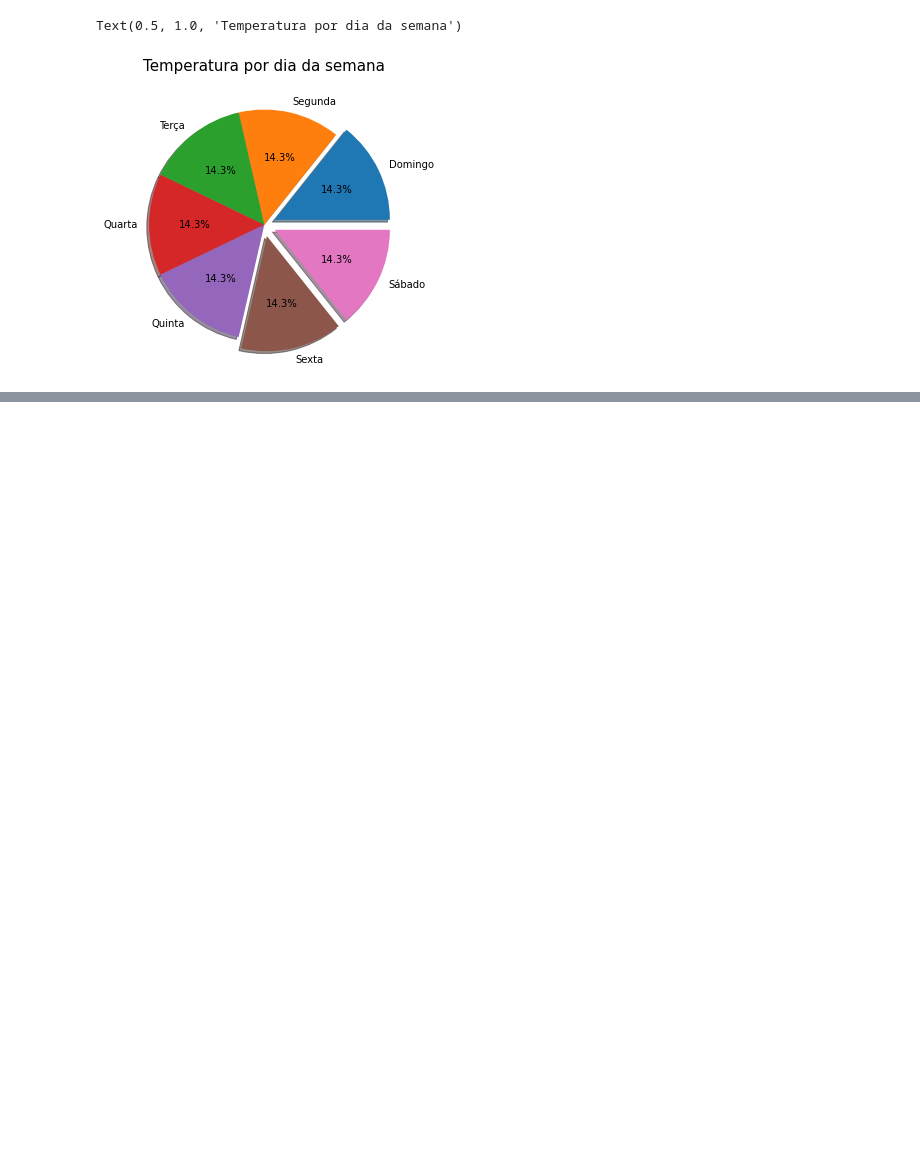
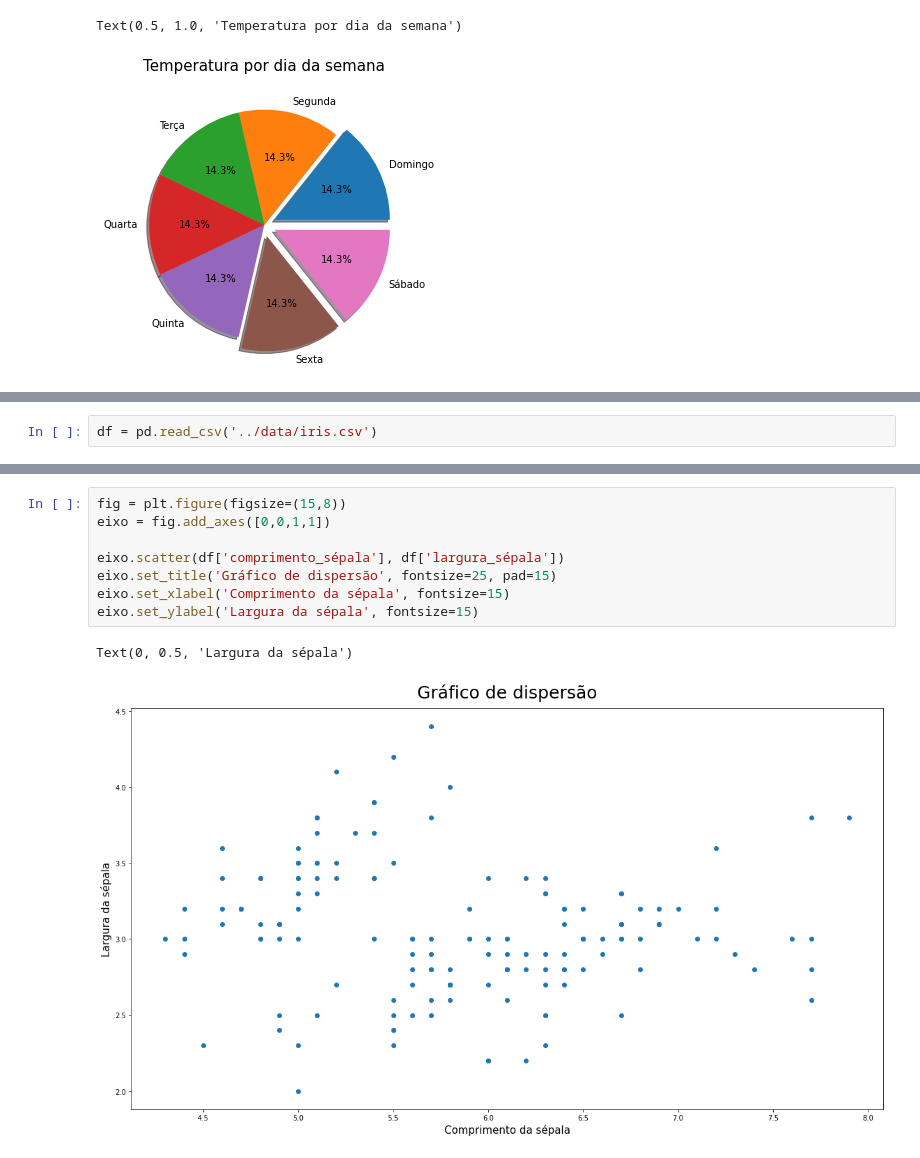
Before and after one commit to cglima/data-visualization-criacao-de-graficos-com-o-matplotlib, a Jupyter notebook: notebook/curso-matplotlib.ipynb, the cells around one changed output, grey strips where cells are left out. Cells and saved outputs as stored; diff of their text form; blank space fills up the shorter version.

Commit message:
aula 04 - visualizando dados diferentes

```diff
--- a/notebook/curso-matplotlib.ipynb
+++ b/notebook/curso-matplotlib.ipynb
@@ -584,0 +597,2 @@ Text(0.5, 1.0, 'Temperatura por dia da semana')
+# %%
+df = pd.read_csv('../data/iris.csv')
@@ -584,0 +608,11 @@ Text(0.5, 1.0, 'Temperatura por dia da semana')
+# %%
+fig = plt.figure(figsize=(15,8))
+eixo = fig.add_axes([0,0,1,1])
+
+eixo.scatter(df['comprimento_sépala'], df['largura_sépala'])
+eixo.set_title('Gráfico de dispersão', fontsize=25, pad=15)
+eixo.set_xlabel('Comprimento da sépala', fontsize=15)
+eixo.set_ylabel('Largura da sépala', fontsize=15)
+# %% [output]
+Text(0, 0.5, 'Largura da sépala')
+[figure, added]
```
Also changed, not shown: parts of 17 cells of this notebook.
